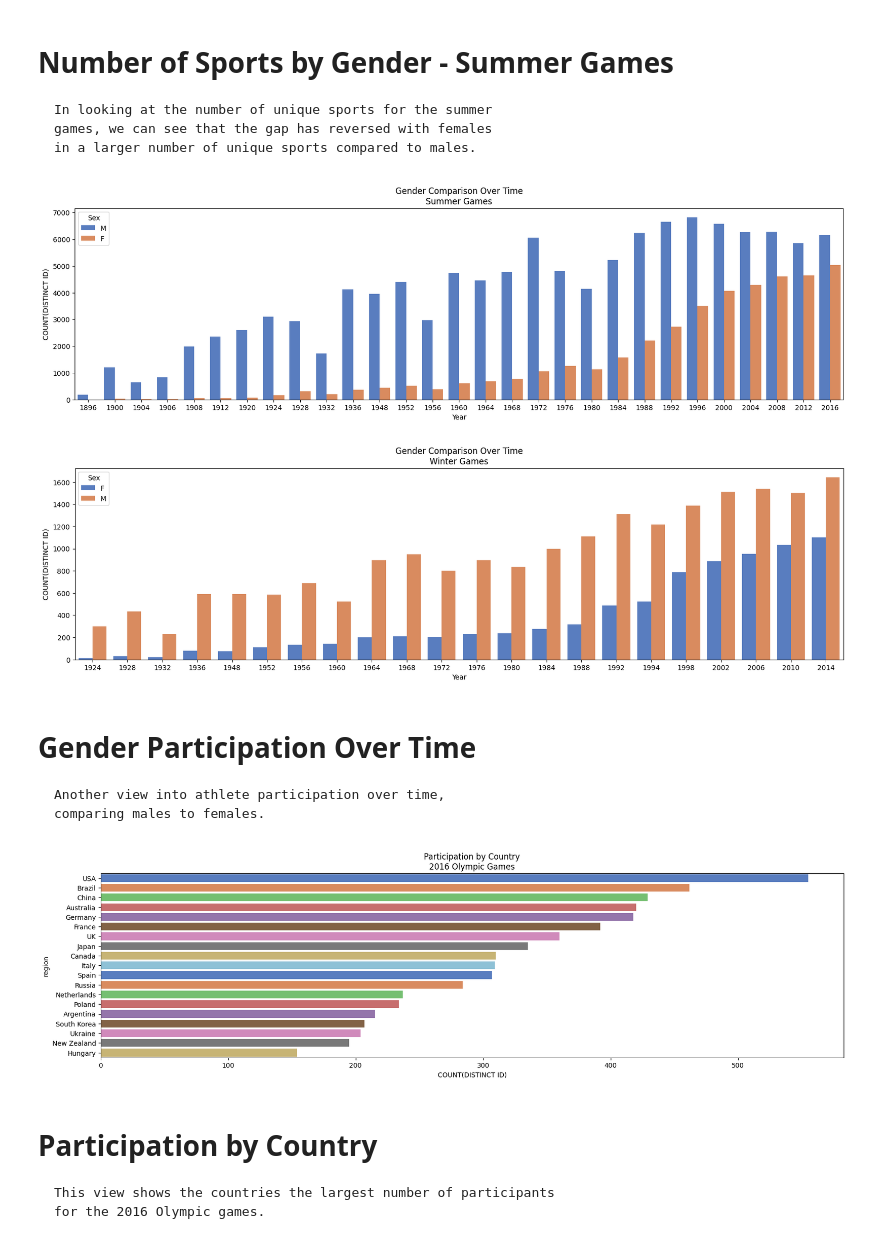
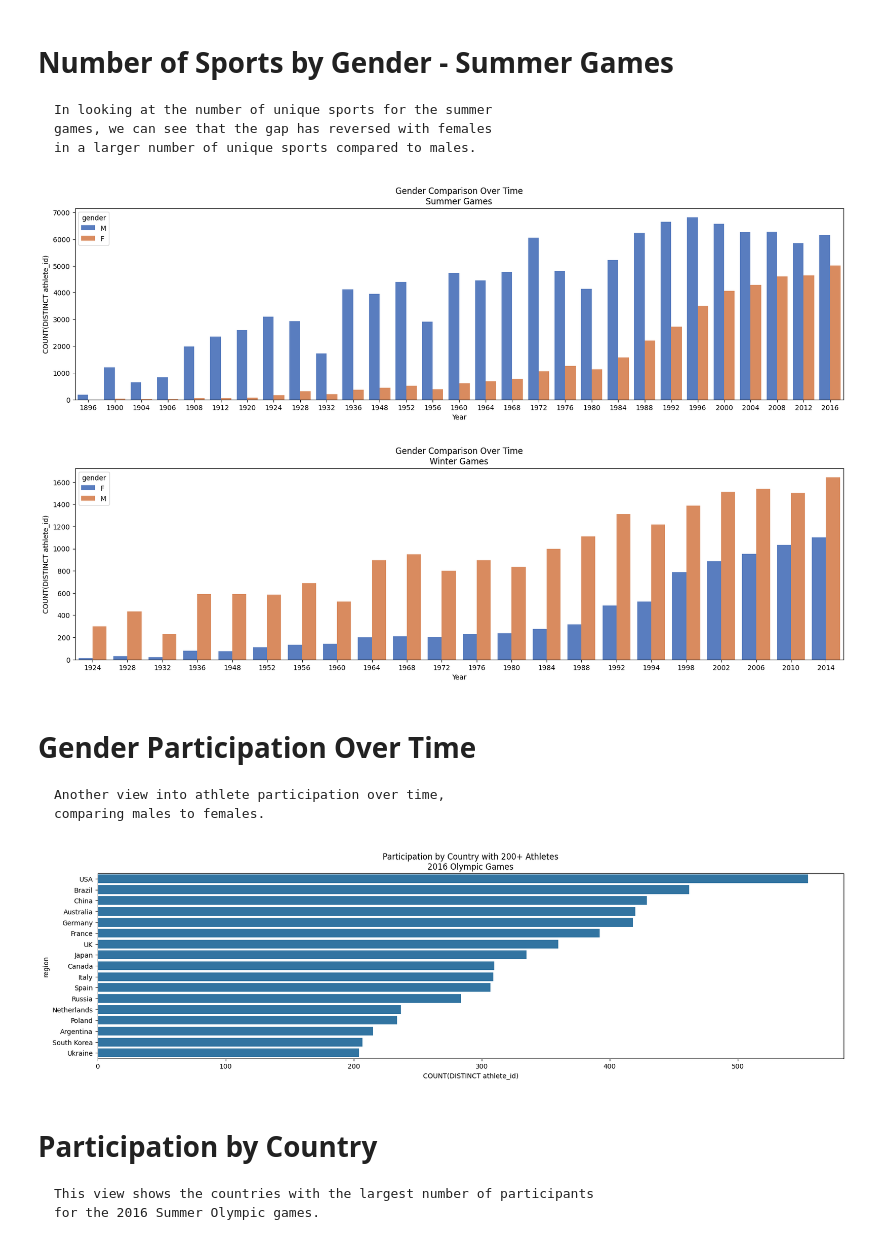
Before and after one commit to nhansen23/datafun-06-eda, a Jupyter notebook: nicole_eda.ipynb, the cells around one changed output. Drawn from its saved outputs; the diff is of its cells as text; code cells hidden in the pictures.

````diff
--- a/nicole_eda.ipynb
+++ b/nicole_eda.ipynb
@@ -342,10 +367,10 @@ games, we can see that the gap has reversed with females
 in a larger number of unique sports compared to males.
 ```
 # %%
-query = '''SELECT year, Sex, COUNT(DISTINCT ID)
-FROM athletes
+query = '''SELECT year, gender, COUNT(DISTINCT athlete_id)
+FROM olympicData
 WHERE Season='Summer'
-GROUP BY year, Sex
+GROUP BY year, gender
 '''
 
 df = pd.read_sql(query, conn)
@@ -353,32 +378,32 @@ df = pd.read_sql(query, conn)
 plt.figure(figsize=(20, 5))
 sns.barplot(data=df,
             x='Year',
-            y='COUNT(DISTINCT ID)',
-            hue='Sex',
+            y='COUNT(DISTINCT athlete_id)',
+            hue='gender',
             palette='muted'
             )
 plt.title("Gender Comparison Over Time\nSummer Games")
 plt.show()
 
-query = '''SELECT year, Sex, COUNT(DISTINCT ID)
-FROM athletes
+query = '''SELECT year, gender, COUNT(DISTINCT athlete_id)
+FROM olympicData
 WHERE Season='Winter'
-GROUP BY year, Sex
+GROUP BY year, gender
 '''
 
 df = pd.read_sql(query, conn)
 plt.figure(figsize=(20, 5))
 sns.barplot(data=df,
             x='Year',
-            y='COUNT(DISTINCT ID)',
-            hue='Sex',
+            y='COUNT(DISTINCT athlete_id)',
+            hue='gender',
             palette='muted'
             )
 plt.title("Gender Comparison Over Time\nWinter Games")
 plt.show()
 # %% [output]
-[figure, old version]
+[figure, new version]
-[figure, old version]
+[figure, new version]
 # %% [markdown]
 # Gender Participation Over Time
 ```
@@ -386,29 +411,28 @@ Another view into athlete participation over time,
 comparing males to females.
 ```
 # %%
-query = '''SELECT year, region, COUNT(DISTINCT ID)
-FROM athletes INNER JOIN countries on athletes.noc = countries.noc
-GROUP BY year, region
-HAVING year = 2016 and COUNT(DISTINCT ID)>150
-ORDER BY COUNT(DISTINCT ID) DESC
+query = '''SELECT Year, region, COUNT(DISTINCT athlete_id)
+FROM olympicData
+WHERE Year = '2016' AND Season = 'Summer'
+GROUP BY Year, region
+HAVING  COUNT(DISTINCT athlete_id) > 199
+ORDER BY COUNT(DISTINCT athlete_id) DESC
 '''
 
 df = pd.read_sql(query, conn)
 
 plt.figure(figsize=(20, 5))
 sns.barplot(data=df,
-            x='COUNT(DISTINCT ID)',
+            x='COUNT(DISTINCT athlete_id)',
             y='region',
-            hue='region',
-            palette='muted'
             )
-plt.title("Participation by Country\n2016 Olympic Games")
+plt.title("Participation by Country with 200+ Athletes\n2016 Summer Olympic Games")
 plt.show()
 # %% [output]
-[figure, old version]
+[figure, new version]
 # %% [markdown]
 # Participation by Country
 ```
-This view shows the countries the largest number of participants
-for the 2016 Olympic games.
+This view shows the countries with the largest number of participants
+for the 2016 Summer Olympic games.
 ```
````
Also changed, not shown: parts of 13 cells of this notebook.
